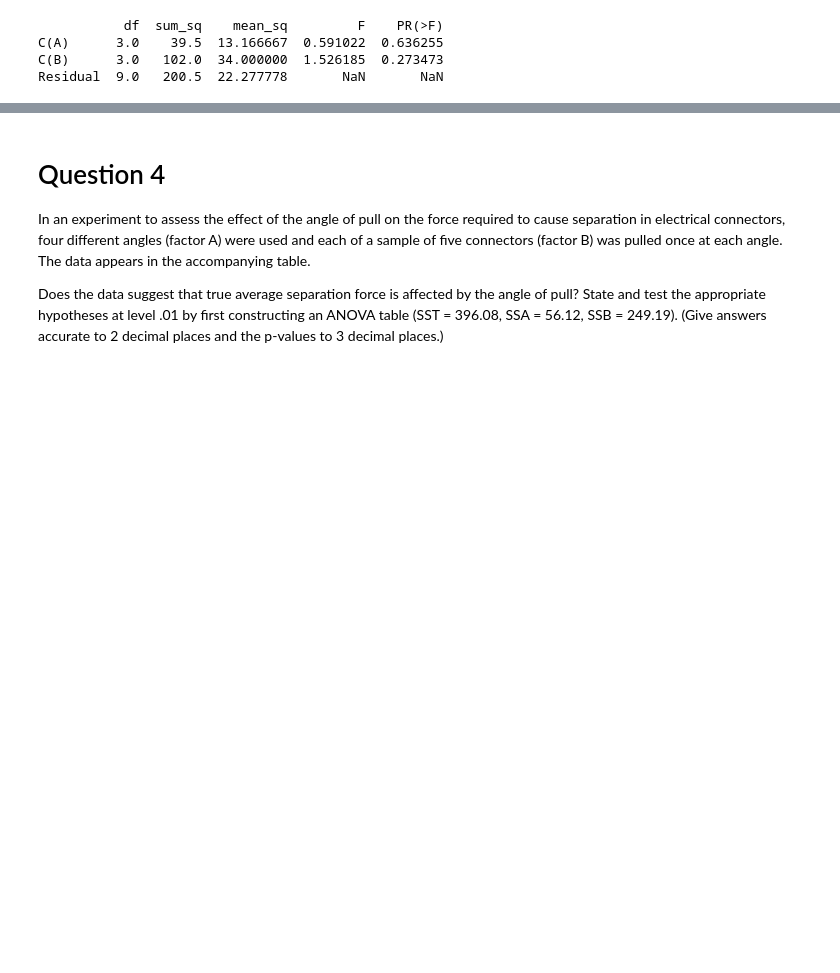
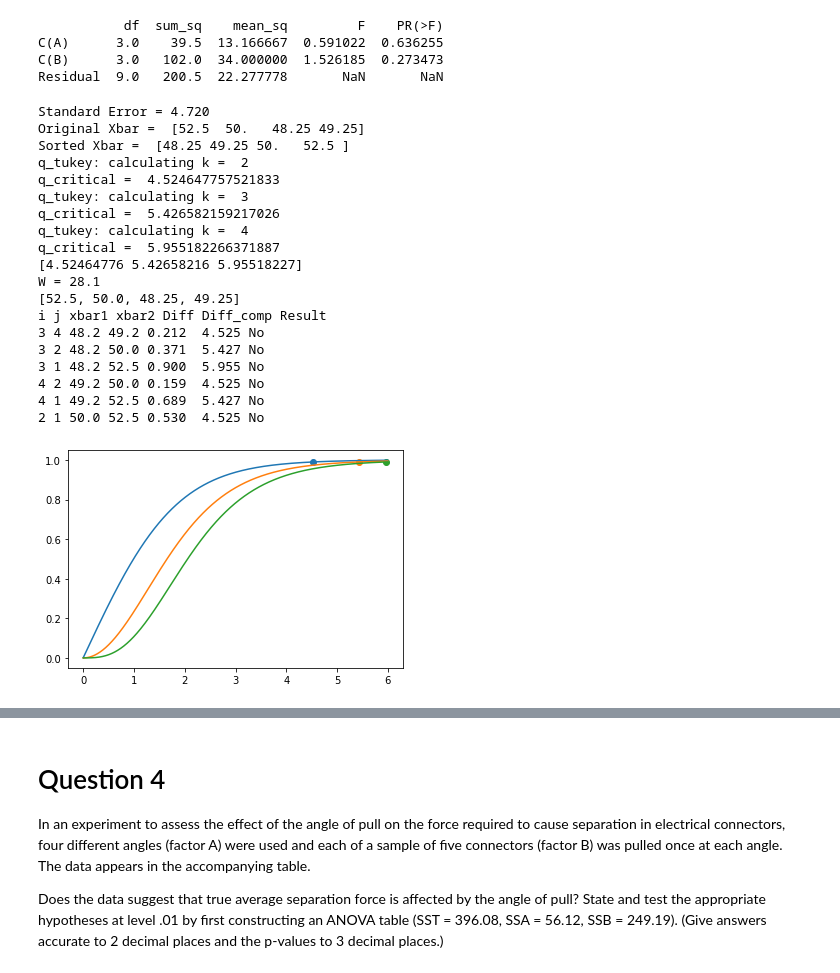
Before and after one commit to christianross18/phys341, a Jupyter notebook: AssignmentTemplates/Assignment6_Solutions_Template.ipynb, the cells around one changed output, grey strips where cells are left out. Saved outputs shown, nothing was run; the diff lists cells and outputs as text; code cells hidden in the pictures; blank space fills up the shorter version.

```diff
--- a/AssignmentTemplates/Assignment6_Solutions_Template.ipynb
+++ b/AssignmentTemplates/Assignment6_Solutions_Template.ipynb
@@ -294,0 +291,76 @@ xbar= xbar.flatten()
+# %%
+xbar = df.groupby(['A'])[['value']].mean()
+xbar = np.array(xbar)
+xbar= xbar.flatten()
+MS_error = 22.277
+dof_error=9
+alpha=0.01
+# Tukey's Procedure
+#
+# Step 1:  Calculate the standard error = sqrt(MS_error/n)
+
+std_error = np.sqrt(MS_error/n)
+print ("Standard Error = %0.3f" % std_error)
+
+# Step 2:  Order the means from smallest to largest
+
+print ("Original Xbar = ",xbar)
+xbar_orig = xbar.copy()
+xbar.sort()
+print ("Sorted Xbar = ",xbar)
+
+# Step 3:  Get the expected number of error bars (sem) between largest and smallest, for the number
+# of means to be compared (a).  For this, we need the studentized range table values q(alpha,dof_error,k) for k=2..a.
+#
+# http://www.real-statistics.com/statistics-tables/studentized-range-q-table/
+# For this problem, dof_error = 15, alpha = 0.05, k = 2,3,4,5
+# q = np.array([3.014,3.673,4.076,4.367])
+
+n_means=len(xbar)
+q = q_tukey(n_means,dof_error,alpha)
+print (q)
+
+# Step 4:  Calculate W = q(k=5)*std_error
+
+W = q[n_means-2]*std_error
+
+print ("W = %0.1f" % W)
+
+# Step 5:  Make pair-wise comparisons
+
+print (list(xbar_orig))
+
+print ("i j xbar1 xbar2 Diff Diff_comp Result")
+for i in range(len(xbar)):
+    for j in range(len(xbar)):
+        if (xbar[j] > xbar[i]):
+            diff = (xbar[j] - xbar[i])/std_error
+            diff_comp = q[j-i-1]
+            if (diff>diff_comp):
+                Result = "Yes"
+            else:
+                Result = "No"
+            iorig = list(xbar_orig).index(xbar[i])+1
+            jorig = list(xbar_orig).index(xbar[j])+1
+            print ("%0.0f %0.0f %0.1f %0.1f %0.3f  %0.3f %s" % (iorig,jorig,xbar[i],xbar[j],diff,diff_comp,Result))
+# %% [output]
+Standard Error = 4.720
+Original Xbar =  [52.5  50.   48.25 49.25]
+Sorted Xbar =  [48.25 49.25 50.   52.5 ]
+q_tukey: calculating k =  2
+q_critical =  4.524647757521833
+q_tukey: calculating k =  3
+q_critical =  5.426582159217026
+q_tukey: calculating k =  4
+q_critical =  5.955182266371887
+[4.52464776 5.42658216 5.95518227]
+W = 28.1
+[52.5, 50.0, 48.25, 49.25]
+i j xbar1 xbar2 Diff Diff_comp Result
+3 4 48.2 49.2 0.212  4.525 No
+3 2 48.2 50.0 0.371  5.427 No
+3 1 48.2 52.5 0.900  5.955 No
+4 2 49.2 50.0 0.159  4.525 No
+4 1 49.2 52.5 0.689  5.427 No
+2 1 50.0 52.5 0.530  4.525 No
+[figure, added]
```
Also changed, not shown: parts of 7 cells of this notebook.
